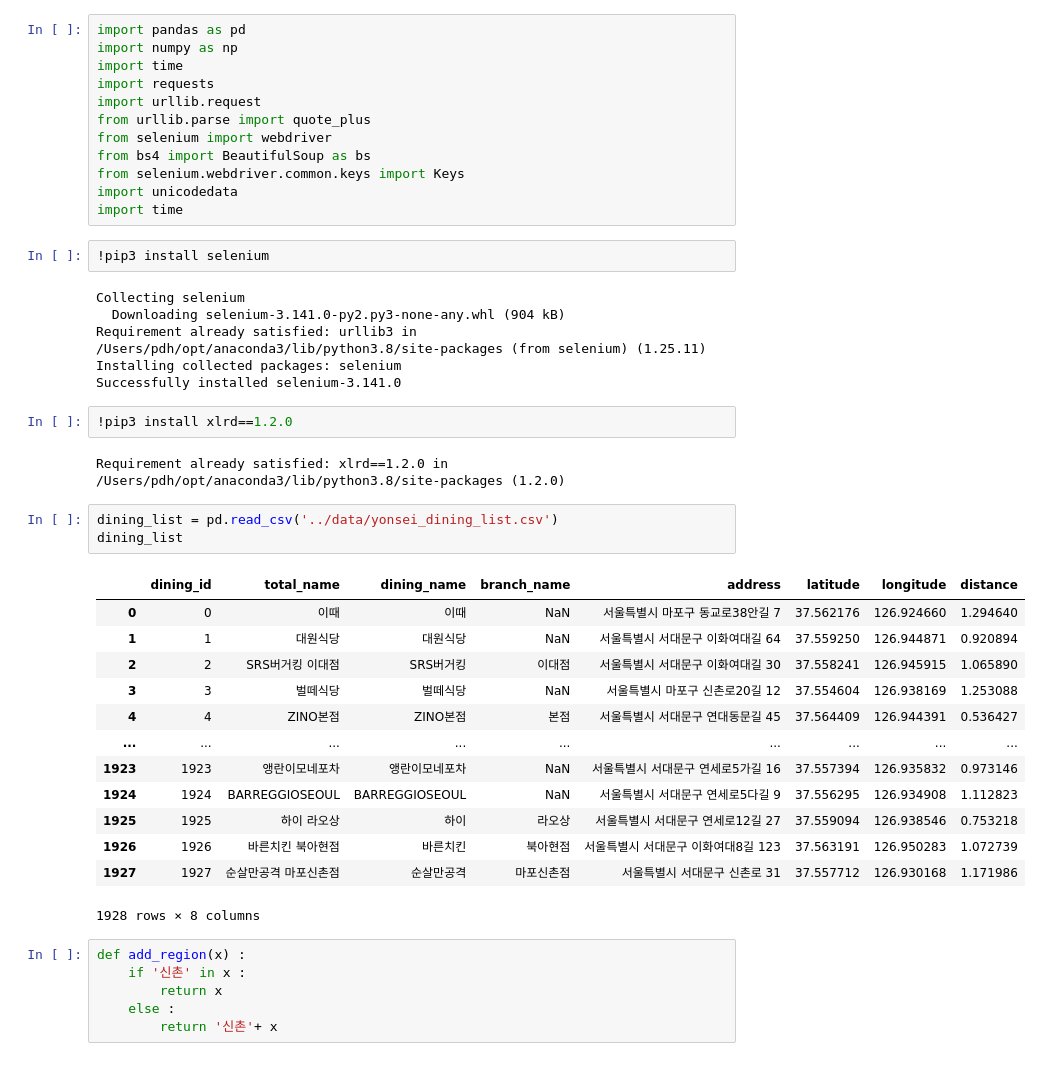
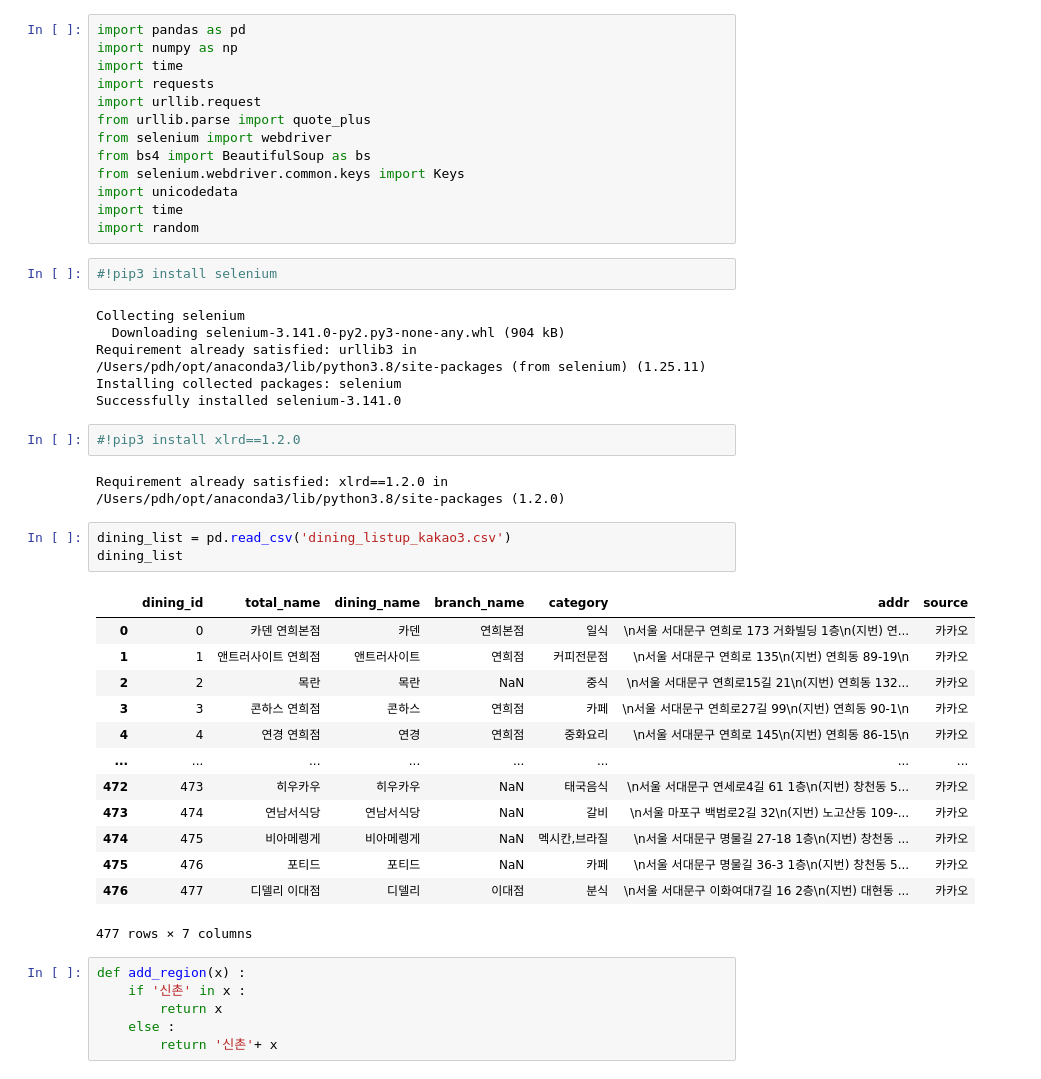
Before and after one commit to wnwjq462/TasteMap, a Jupyter notebook: crawler/instagram_crawler.ipynb, the cells around one changed output. Saved outputs shown, nothing was run; the diff lists cells and outputs as text.

```diff
--- a/crawler/instagram_crawler.ipynb
+++ b/crawler/instagram_crawler.ipynb
@@ -10,8 +10,9 @@ from bs4 import BeautifulSoup as bs
 from selenium.webdriver.common.keys import Keys
 import unicodedata
 import time
+import random
 # %%
-!pip3 install selenium
+#!pip3 install selenium
 # %% [output]
 Collecting selenium
   Downloading selenium-3.141.0-py2.py3-none-any.whl (904 kB)
@@ -19,26 +20,26 @@ Requirement already satisfied: urllib3 in /Users/pdh/opt/anaconda3/lib/python3.8
 Installing collected packages: selenium
 Successfully installed selenium-3.141.0
 # %%
-!pip3 install xlrd==1.2.0
+#!pip3 install xlrd==1.2.0
 # %% [output]
 Requirement already satisfied: xlrd==1.2.0 in /Users/pdh/opt/anaconda3/lib/python3.8/site-packages (1.2.0)
 # %%
-dining_list = pd.read_csv('../data/yonsei_dining_list.csv')
+dining_list = pd.read_csv('dining_listup_kakao3.csv')
 dining_list
 # %% [output]
-|  | dining_id | total_name | dining_name | branch_name | address | latitude | longitude | distance |
-| 0 | 0 | 이때 | 이때 | NaN | 서울특별시 마포구 동교로38안길 7 | 37.562176 | 126.924660 | 1.294640 |
-| 1 | 1 | 대원식당 | 대원식당 | NaN | 서울특별시 서대문구 이화여대길 64 | 37.559250 | 126.944871 | 0.920894 |
-| 2 | 2 | SRS버거킹 이대점 | SRS버거킹 | 이대점 | 서울특별시 서대문구 이화여대길 30 | 37.558241 | 126.945915 | 1.065890 |
-| 3 | 3 | 벌떼식당 | 벌떼식당 | NaN | 서울특별시 마포구 신촌로20길 12 | 37.554604 | 126.938169 | 1.253088 |
-| 4 | 4 | ZINO본점 | ZINO본점 | 본점 | 서울특별시 서대문구 연대동문길 45 | 37.564409 | 126.944391 | 0.536427 |
-| ... | ... | ... | ... | ... | ... | ... | ... | ... |
-| 1923 | 1923 | 앵란이모네포차 | 앵란이모네포차 | NaN | 서울특별시 서대문구 연세로5가길 16 | 37.557394 | 126.935832 | 0.973146 |
-| 1924 | 1924 | BARREGGIOSEOUL | BARREGGIOSEOUL | NaN | 서울특별시 서대문구 연세로5다길 9 | 37.556295 | 126.934908 | 1.112823 |
-| 1925 | 1925 | 하이 라오상 | 하이 | 라오상 | 서울특별시 서대문구 연세로12길 27 | 37.559094 | 126.938546 | 0.753218 |
-| 1926 | 1926 | 바른치킨 북아현점 | 바른치킨 | 북아현점 | 서울특별시 서대문구 이화여대8길 123 | 37.563191 | 126.950283 | 1.072739 |
-| 1927 | 1927 | 순살만공격 마포신촌점 | 순살만공격 | 마포신촌점 | 서울특별시 서대문구 신촌로 31 | 37.557712 | 126.930168 | 1.171986 |
+|  | dining_id | total_name | dining_name | branch_name | category | addr | source |
+| 0 | 0 | 카덴 연희본점 | 카덴 | 연희본점 | 일식 | \n서울 서대문구 연희로 173 거화빌딩 1층\n(지번) 연... | 카카오 |
+| 1 | 1 | 앤트러사이트 연희점 | 앤트러사이트 | 연희점 | 커피전문점 | \n서울 서대문구 연희로 135\n(지번) 연희동 89-19\n | 카카오 |
+| 2 | 2 | 목란 | 목란 | NaN | 중식 | \n서울 서대문구 연희로15길 21\n(지번) 연희동 132... | 카카오 |
+| 3 | 3 | 콘하스 연희점 | 콘하스 | 연희점 | 카페 | \n서울 서대문구 연희로27길 99\n(지번) 연희동 90-1\n | 카카오 |
+| 4 | 4 | 연경 연희점 | 연경 | 연희점 | 중화요리 | \n서울 서대문구 연희로 145\n(지번) 연희동 86-15\n | 카카오 |
+| ... | ... | ... | ... | ... | ... | ... | ... |
+| 472 | 473 | 히우카우 | 히우카우 | NaN | 태국음식 | \n서울 서대문구 연세로4길 61 1층\n(지번) 창천동 5... | 카카오 |
+| 473 | 474 | 연남서식당 | 연남서식당 | NaN | 갈비 | \n서울 마포구 백범로2길 32\n(지번) 노고산동 109-... | 카카오 |
+| 474 | 475 | 비아메렝게 | 비아메렝게 | NaN | 멕시칸,브라질 | \n서울 서대문구 명물길 27-18 1층\n(지번) 창천동 ... | 카카오 |
+| 475 | 476 | 포티드 | 포티드 | NaN | 카페 | \n서울 서대문구 명물길 36-3 1층\n(지번) 창천동 5... | 카카오 |
+| 476 | 477 | 디델리 이대점 | 디델리 | 이대점 | 분식 | \n서울 서대문구 이화여대7길 16 2층\n(지번) 대현동 ... | 카카오 |
-1928 rows × 8 columns
+477 rows × 7 columns
 # %%
 def add_region(x) :
     if '신촌' in x :
```
Also changed, not shown: parts of 17 cells of this notebook, 3 other files.
